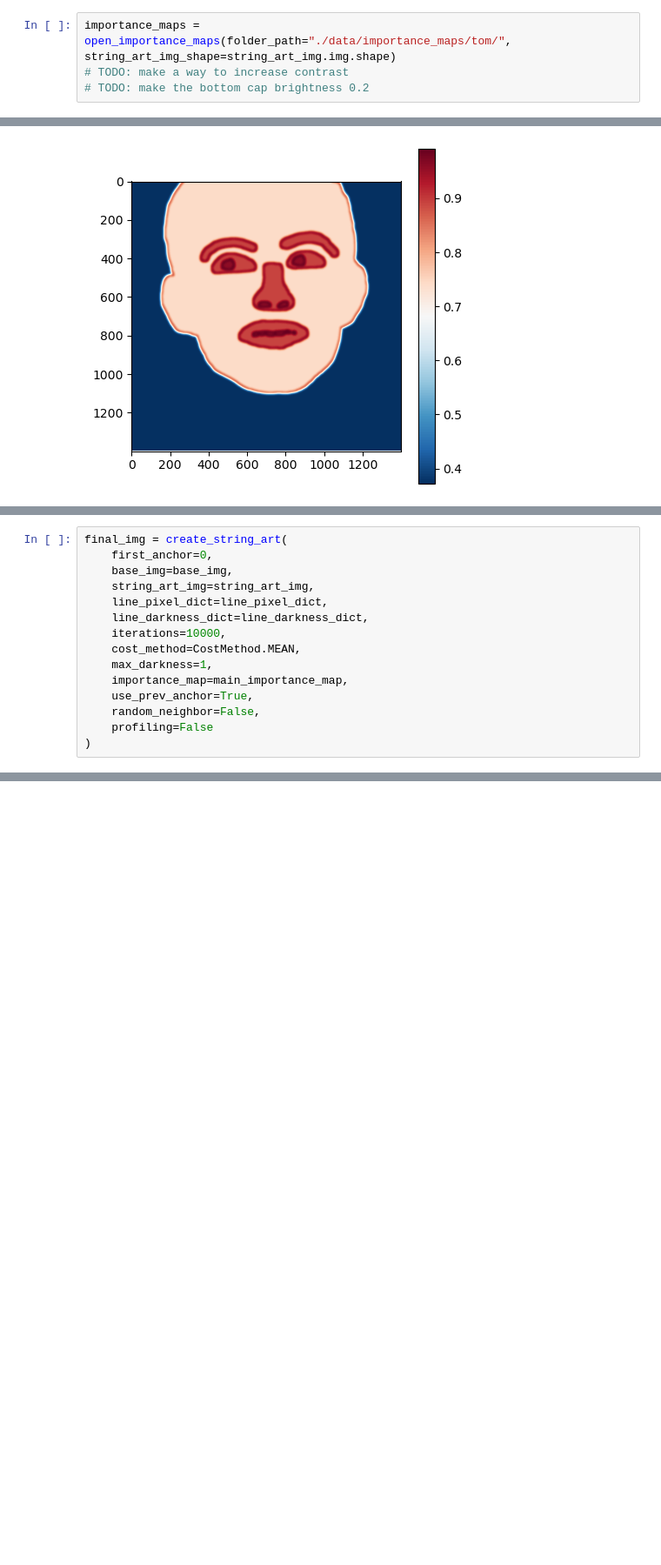
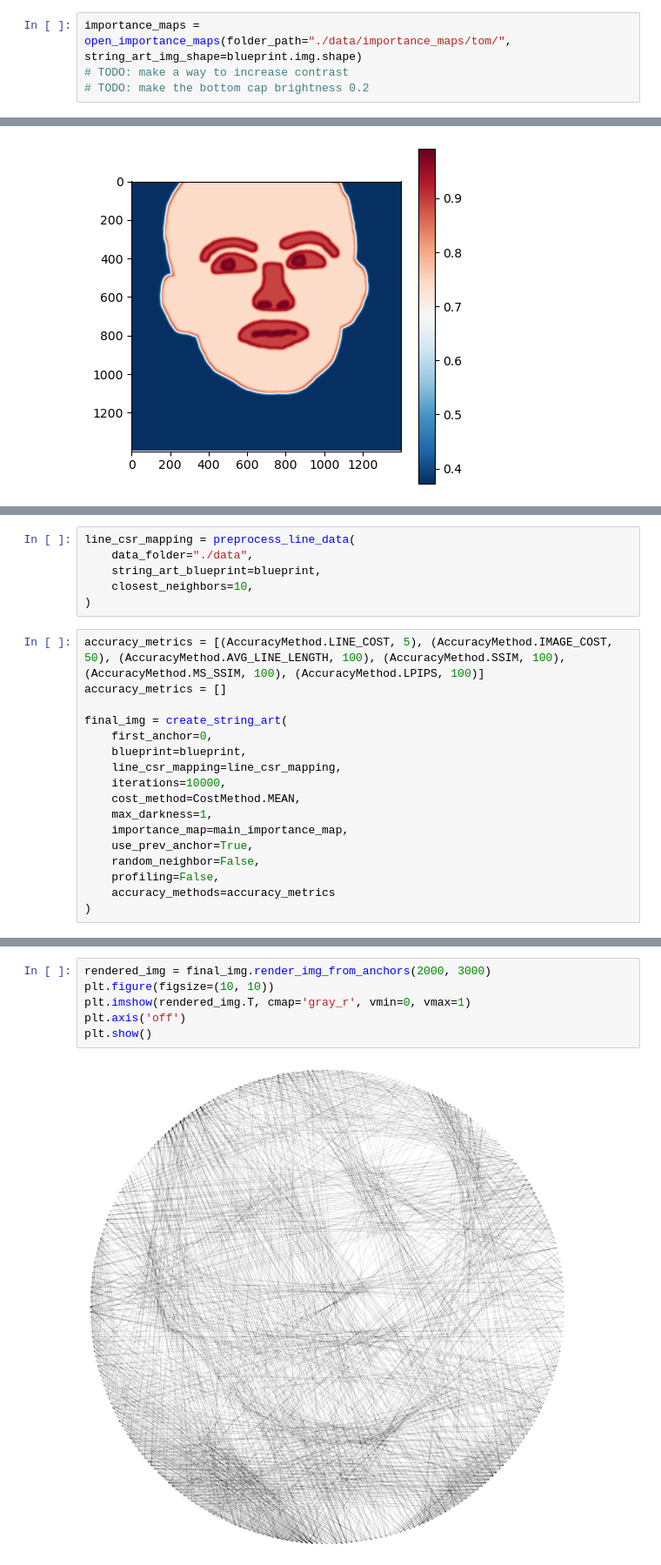
Before and after one commit to atuecke/string-art, a Jupyter notebook: main/run_utils.ipynb, the cells around one changed output, grey strips where cells are left out. Shown at 87% size. Drawn from its saved outputs; the diff is of its cells as text; blank space fills up the shorter version.

Commit message:
refactored code to make it more readable, added accuracy evaluation

```diff
--- a/main/run_utils.ipynb
+++ b/main/run_utils.ipynb
@@ -79,5 +93,5 @@ string_art_img = StringArtImage(base_image=base_img, anchors=anchors, line_darkn
 # %%
-importance_maps = open_importance_maps(folder_path="./data/importance_maps/tom/", string_art_img_shape=string_art_img.img.shape)
+importance_maps = open_importance_maps(folder_path="./data/importance_maps/tom/", string_art_img_shape=blueprint.img.shape)
 # TODO: make a way to increase contrast
 # TODO: make the bottom cap brightness 0.2
 # %%
@@ -132,16 +144,24 @@ Opening existing line dictionary
+# %%
+line_csr_mapping = preprocess_line_data(
+    data_folder="./data",
+    string_art_blueprint=blueprint,
+    closest_neighbors=10,
+)
 # %%
+accuracy_metrics = [(AccuracyMethod.LINE_COST, 5), (AccuracyMethod.IMAGE_COST, 50), (AccuracyMethod.AVG_LINE_LENGTH, 100), (AccuracyMethod.SSIM, 100), (AccuracyMethod.MS_SSIM, 100), (AccuracyMethod.LPIPS, 100)]
+accuracy_metrics = []
+
 final_img = create_string_art(
     first_anchor=0,
-    base_img=base_img,
-    string_art_img=string_art_img,
-    line_pixel_dict=line_pixel_dict,
-    line_darkness_dict=line_darkness_dict,
+    blueprint=blueprint,
+    line_csr_mapping=line_csr_mapping,
     iterations=10000,
     cost_method=CostMethod.MEAN,
     max_darkness=1,
     importance_map=main_importance_map,
     use_prev_anchor=True,
     random_neighbor=False,
-    profiling=False
+    profiling=False,
+    accuracy_methods=accuracy_metrics
 )
 # %% [output]
@@ -167 +180,9 @@ print(anchors[1].coordinates)
+# %%
+rendered_img = final_img.render_img_from_anchors(2000, 3000)
+plt.figure(figsize=(10, 10))
+plt.imshow(rendered_img.T, cmap='gray_r', vmin=0, vmax=1)
+plt.axis('off')
+plt.show()
+# %% [output]
+[figure, added]
 # %%
```
Also changed, not shown: parts of 20 cells of this notebook, 43 other files.
